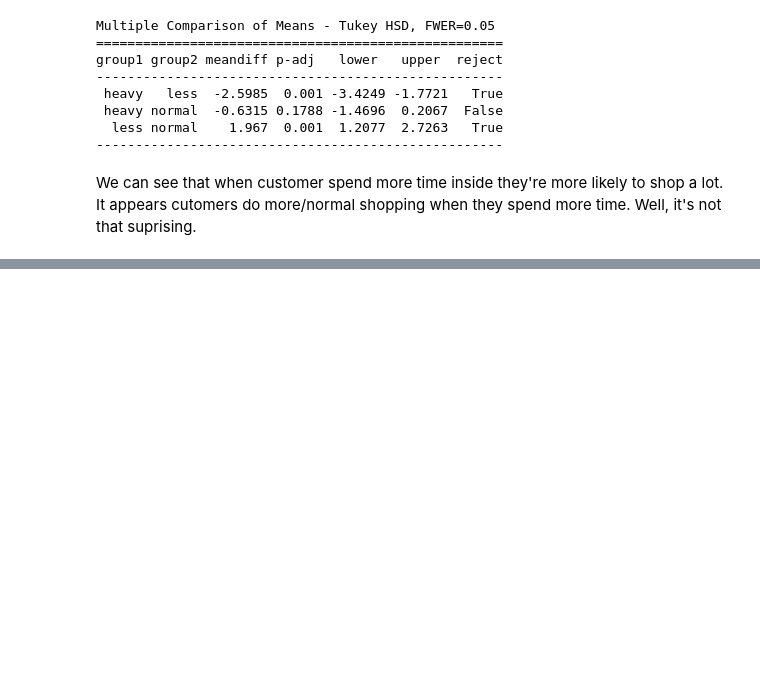
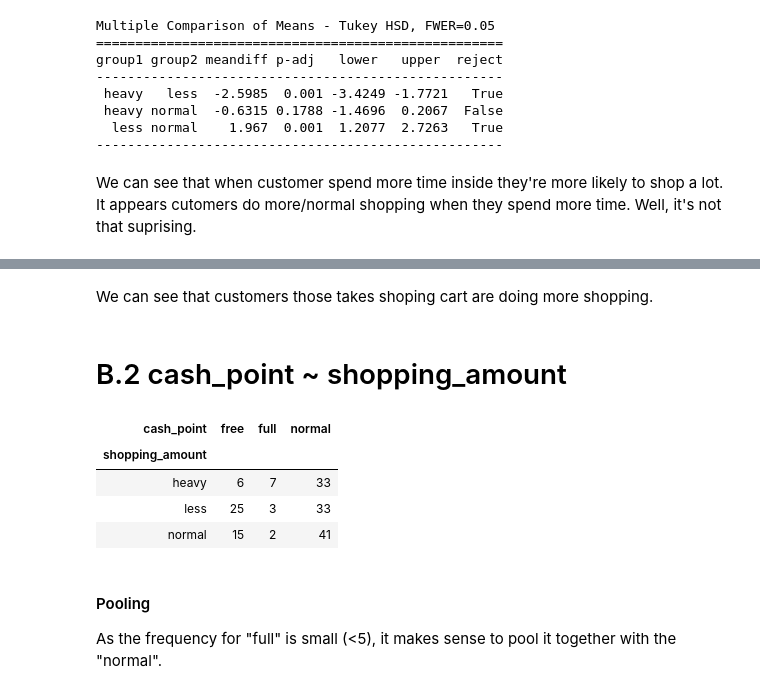
Before and after one commit to MhmudFwzi/customer_behavior_prediction, a Jupyter notebook: shop_amount_stat_tests.ipynb, the cells around one changed output, grey strips where cells are left out. Cells and saved outputs as stored; diff of their text form; code cells hidden in the pictures; blank space fills up the shorter version.

```diff
--- a/shop_amount_stat_tests.ipynb
+++ b/shop_amount_stat_tests.ipynb
@@ -901,0 +941,17 @@ We can see that when customer spend more time inside they're more likely to shop
+# %% [markdown]
+We can see that customers those takes shoping cart are doing more shopping.
+# %% [markdown]
+# B.2 cash_point ~ shopping_amount
+# %%
+table=pd.crosstab(data['shopping_amount'], data['cash_point'], )
+table
+# %% [output]
+| cash_point | free | full | normal |
+| shopping_amount |  |  |  |
+| heavy | 6 | 7 | 33 |
+| less | 25 | 3 | 33 |
+| normal | 15 | 2 | 41 |
+# %% [markdown]
+#### Pooling
+
+As the frequency for "full" is small (<5), it makes sense to pool it together with the "normal".
```
Also changed, not shown: parts of 52 cells of this notebook, 1 other file.
